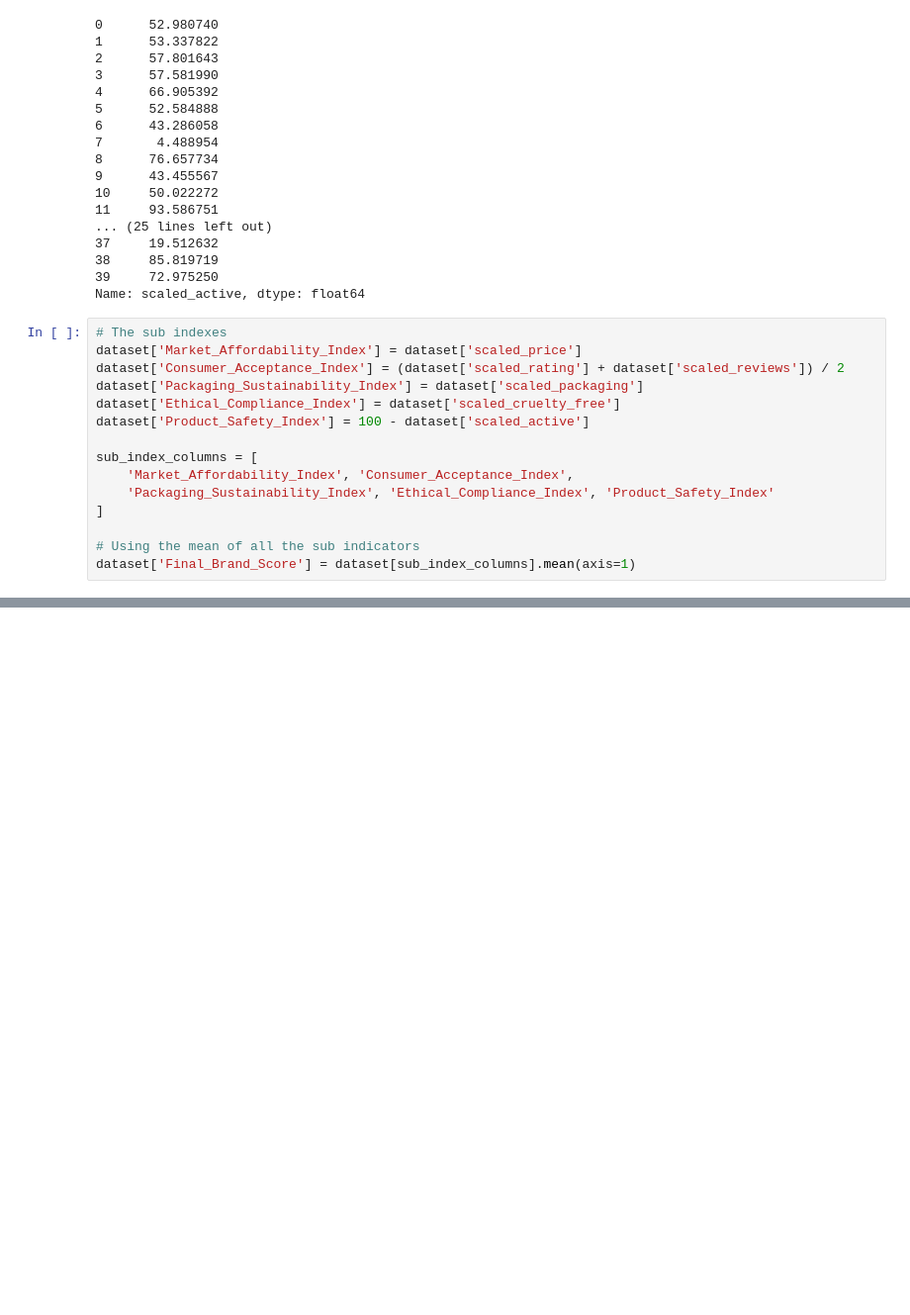
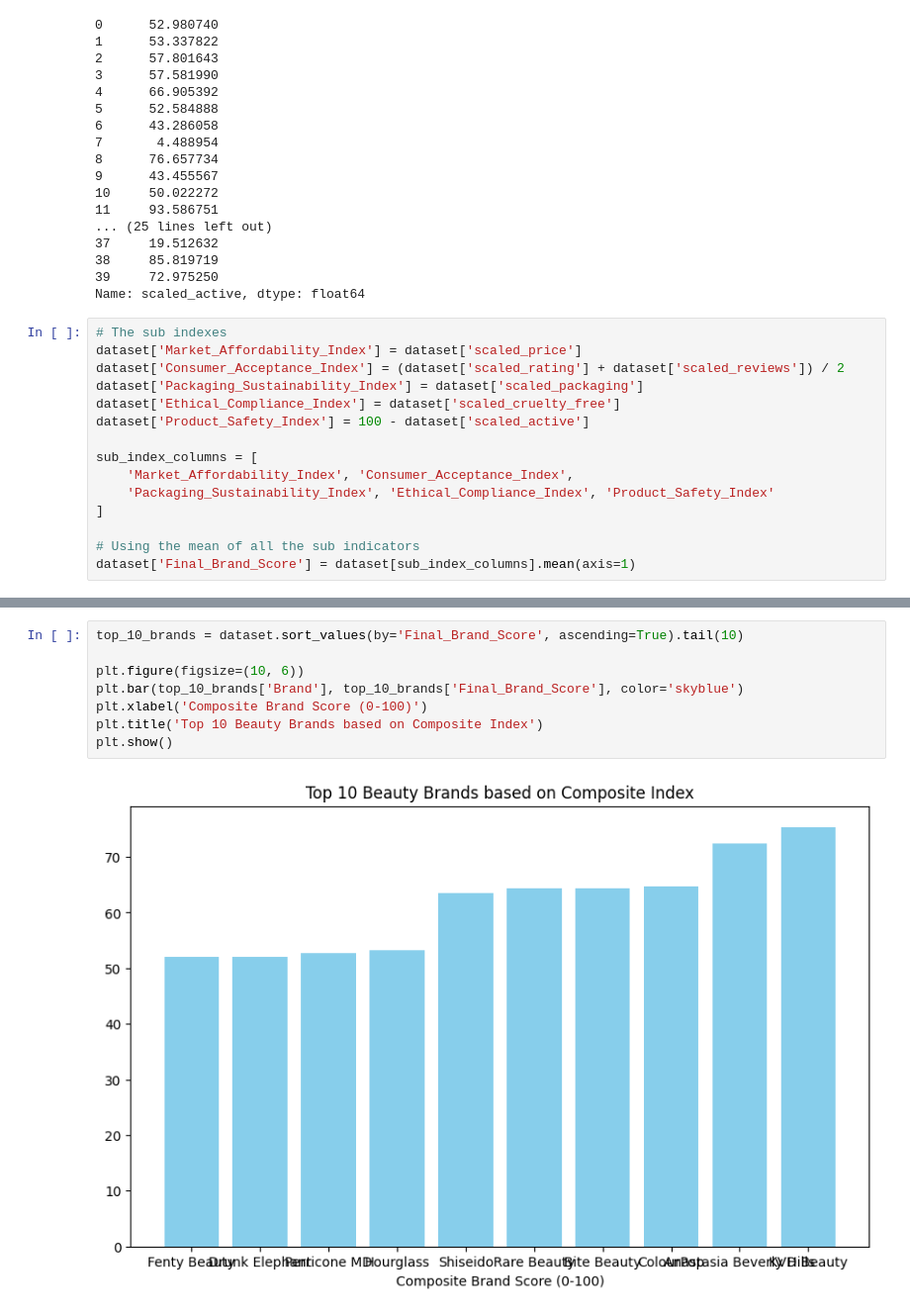
Before and after one commit to caitlinmag/DAV_CA1, a Jupyter notebook: GlobalEthicalBeautyIndex/Creating_the_index.ipynb, the cells around one changed output, grey strips where cells are left out. Shown at 99% size. Saved outputs shown, nothing was run; the diff lists cells and outputs as text; blank space fills up the shorter version.

```diff
--- a/GlobalEthicalBeautyIndex/MultiVariate_Analysis.ipynb
+++ b/GlobalEthicalBeautyIndex/Creating_the_index.ipynb
@@ -841,3 +841,13 @@ dataset.sort_values(by='Final_Brand_Score', ascending=True)[
 | 7 | ColourPop | 52.742581 | 75.235221 | 100.000000 | 0.0 | ... |
 | 0 | Anastasia Beverly Hills | 71.168352 | 60.122675 | 83.506126 | 100.0 | ... |
 | 19 | KVD Beauty | 65.121820 | 56.758185 | 90.785848 | 100.0 | ... |
+# %%
+top_10_brands = dataset.sort_values(by='Final_Brand_Score', ascending=True).tail(10)
+
+plt.figure(figsize=(10, 6))
+plt.bar(top_10_brands['Brand'], top_10_brands['Final_Brand_Score'], color='skyblue')
+plt.xlabel('Composite Brand Score (0-100)')
+plt.title('Top 10 Beauty Brands based on Composite Index')
+plt.show()
+# %% [output]
+[figure, added]
```
Also changed, not shown: parts of 7 cells of this notebook, 5 other files.
